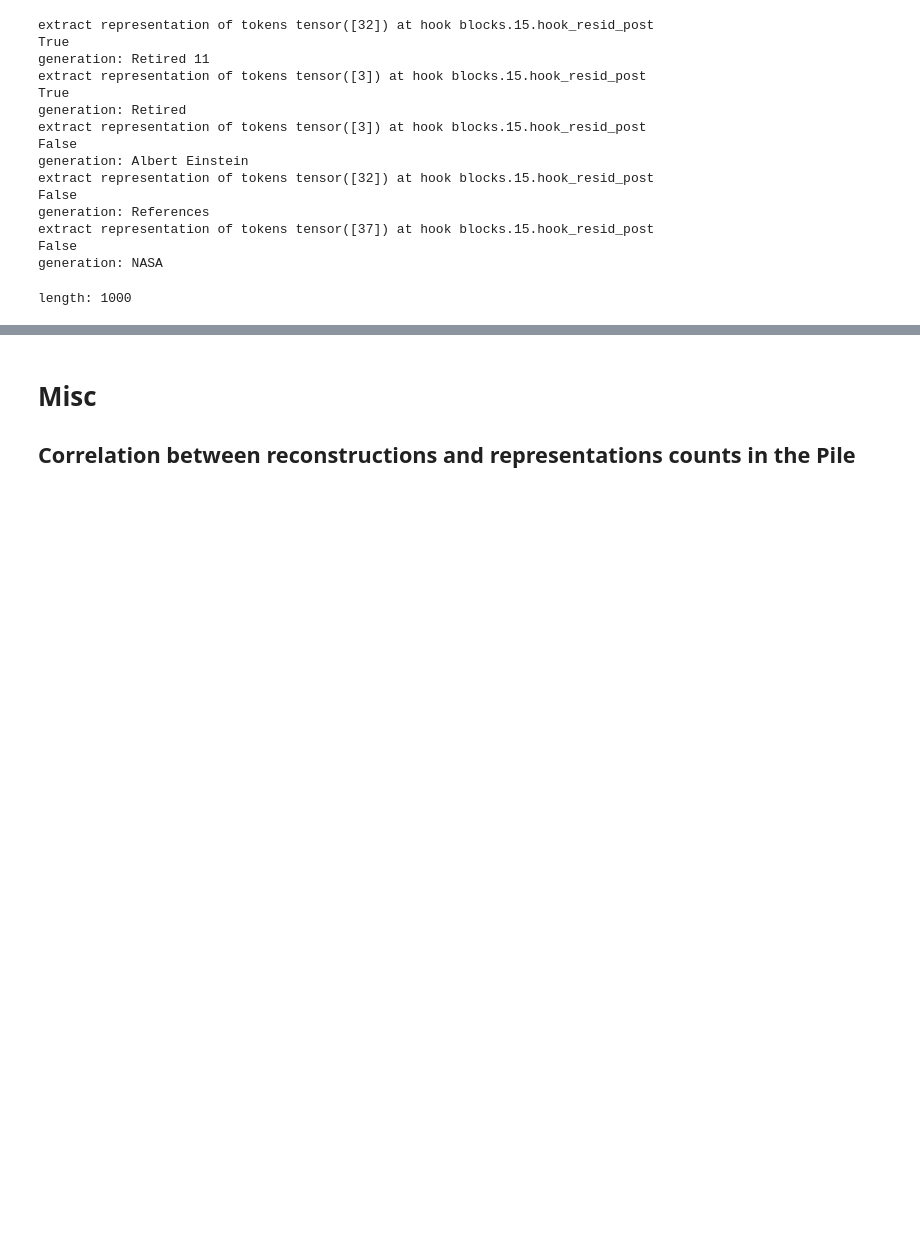
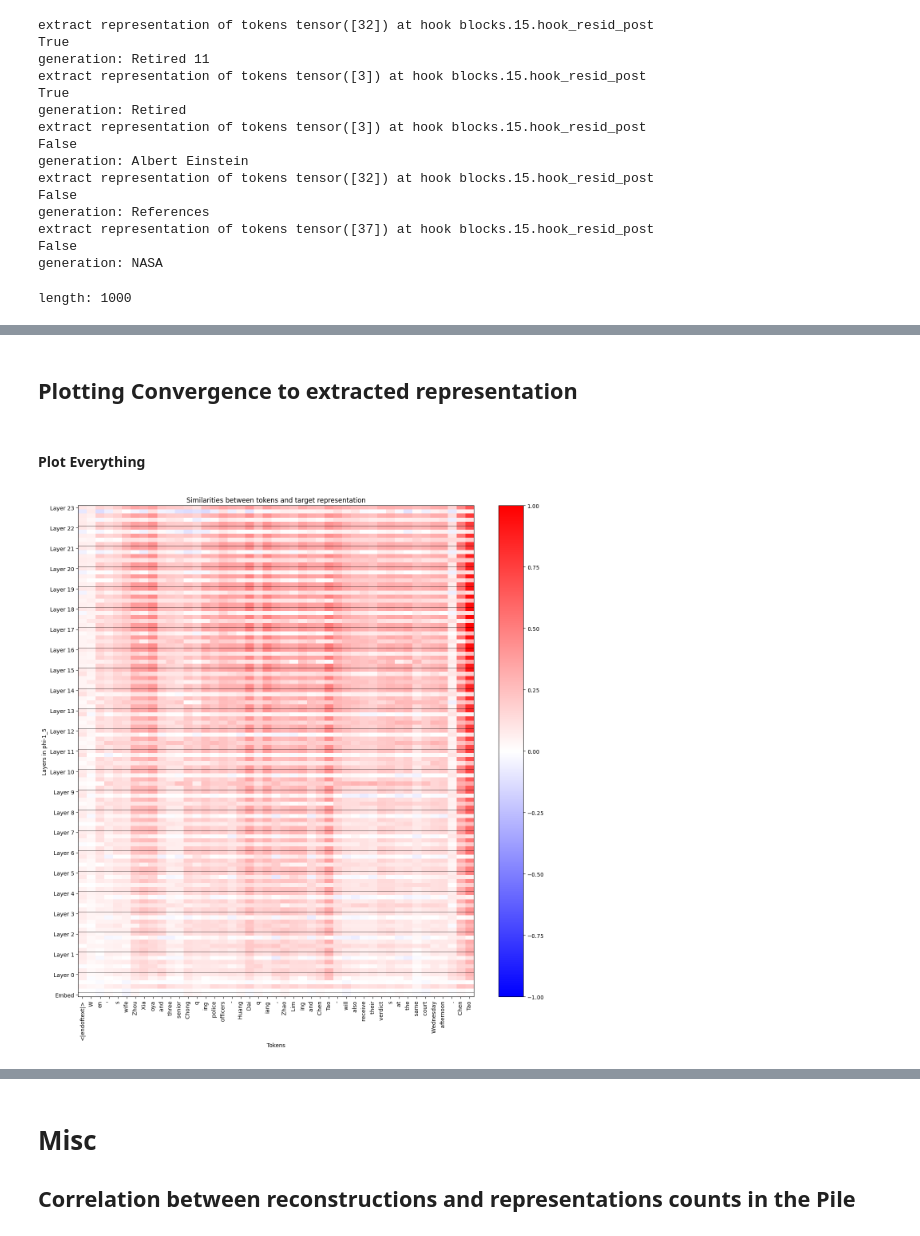
Before and after one commit to VictorMorand/EntityRepresentations, a Jupyter notebook: EntityRepresentations.ipynb, the cells around one changed output, grey strips where cells are left out. Saved outputs shown, nothing was run; the diff lists cells and outputs as text; code cells hidden in the pictures; blank space fills up the shorter version.

```diff
--- a/EntityRepresentations.ipynb
+++ b/EntityRepresentations.ipynb
@@ -42,14 +46,18 @@ os.environ['HF_TOKEN'] = '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'
 # %%
 # Load a model (eg GPT-2 Small)
 model_name = "bloom-3b" #crashed
-model_name = "phi-1_5"  # 1.5B ok
 model_name = "meta-llama/Meta-Llama-3-8B" # ?
 model_name = "gpt2-small" # 117M ok
-model_name = "pythia-2.8b"#ok !
 model_name = "gpt2-xl" # 1.5B ok
 model_name = "gpt2-large" # 774M ok
 model_name = "mistralai/Mistral-7B-v0.1" # ok JZ a100 8cpus |
 model_name = "gpt2-medium" # 302M ok
+model_name = "phi-3" # 3,6B -> OK ?
+model_name = "pythia-410m"# ok !
+model_name = "pythia-1.4b"# ok ! (6Gb)
+model_name = "pythia-2.8b"#ok !
+model_name = "EleutherAI/pythia-6.9b"#? CRASHED
+model_name = "phi-1_5"  # 1.5B ok
 model_name = "phi-2" # 2,5B ok
 
 #check if model variable exists
@@ -57,7 +65,7 @@ if not 'model' in locals():
     model = HookedTransformer.from_pretrained(
                                     model_name,
                                     trust_remote_code = True,
-                                    low_cpu_mem_usage = True,
+                                    # low_cpu_mem_usage = True,
                                     device_map='auto',
                                     move_to_device=False,
                                     fold_ln=False,
@@ -444,7 +452,7 @@ The TransformerLens implementation is [here](https://github.com/TransformerLensO
 first_token_only = False
 with_context = True
 lr =2e-2
-batch_size = 50
+batch_size = 10
 epochs = 10
 log_per_epoch = 4
 
@@ -484,17 +492,17 @@ for epoch in range(epochs):
             entities = [ent + eos_tok_str for ent in entities] # take whole label add eos token
 
         if with_context:
-            prompts = [txt + " _ >" for txt in texts]
-            context_toks = model.to_tokens(prompts, prepend_bos=prepend_bos, padding_side="left")
-            entities_toks = model.to_tokens(entities, prepend_bos=False, padding_side="right")
-            inputs = torch.cat([context_toks, entities_toks], dim=1)
-            rep_idx = context_toks.shape[1] - 2
-
+                    prompts = [txt + "_ >" for txt in texts]
+                    context_toks = model.to_tokens(prompts, prepend_bos=prepend_bos, padding_side="left")
+                    entities_toks = model.to_tokens(entities, prepend_bos=False, padding_side="right")
+                    inputs = torch.cat([context_toks, entities_toks], dim=1)
+                    # print str of inputs
+                    # print(model.to_str_tokens(inputs[0]))
+                    rep_idx = context_toks.shape[1] - 2
         else:
             rep_idx = 1 if prepend_bos else 0
             prompts = ["_ > " + ent for ent in entities]
             inputs = model.to_tokens(prompts, prepend_bos=prepend_bos,)
-
         rep_idxs = torch.tensor(b_size * [rep_idx])
         taskVec_idxs = torch.tensor(b_size * [rep_idx + 1])
         targets = inputs[:,rep_idx+1:] #don't take the '<eos>', <context>, '_' tokens into account
@@ -872,0 +948,25 @@ It can do it for known entities, but likely not for representations of an unknow
+# %% [markdown]
+## Plotting Convergence to extracted representation
+# %% [markdown]
+#### Plot Everything
+# %%
+import matplotlib.pyplot as plt
+
+#show image of similarities
+plt.figure(figsize=(16,16))
+plt.imshow(similarities.T, aspect='auto', cmap='bwr')
+plt.colorbar()
+#colorbar with scale from 0 to 1
+#draw lines separating layers
+for i in range(model.cfg.n_layers + 1):
+    plt.axhline(y=n*i+.5, color='black', linewidth=0.5)
+plt.clim(-1,1)
+plt.title("Similarities between tokens and target representation")
+plt.ylabel(f"Layers in {model_name}")
+plt.gca().invert_yaxis() #invert y axis
+plt.yticks(np.array(range(0,1 + n*model.cfg.n_layers,n)), ["Embed"] + [f"Layer {i}" for i in range(model.cfg.n_layers)])
+plt.xlabel("Tokens")
+plt.xticks(range(len(toks)), toks, rotation=90)
+plt.show()
+# %% [output]
+[figure, added]
```
Also changed, not shown: parts of 37 cells of this notebook, 2 other files.
